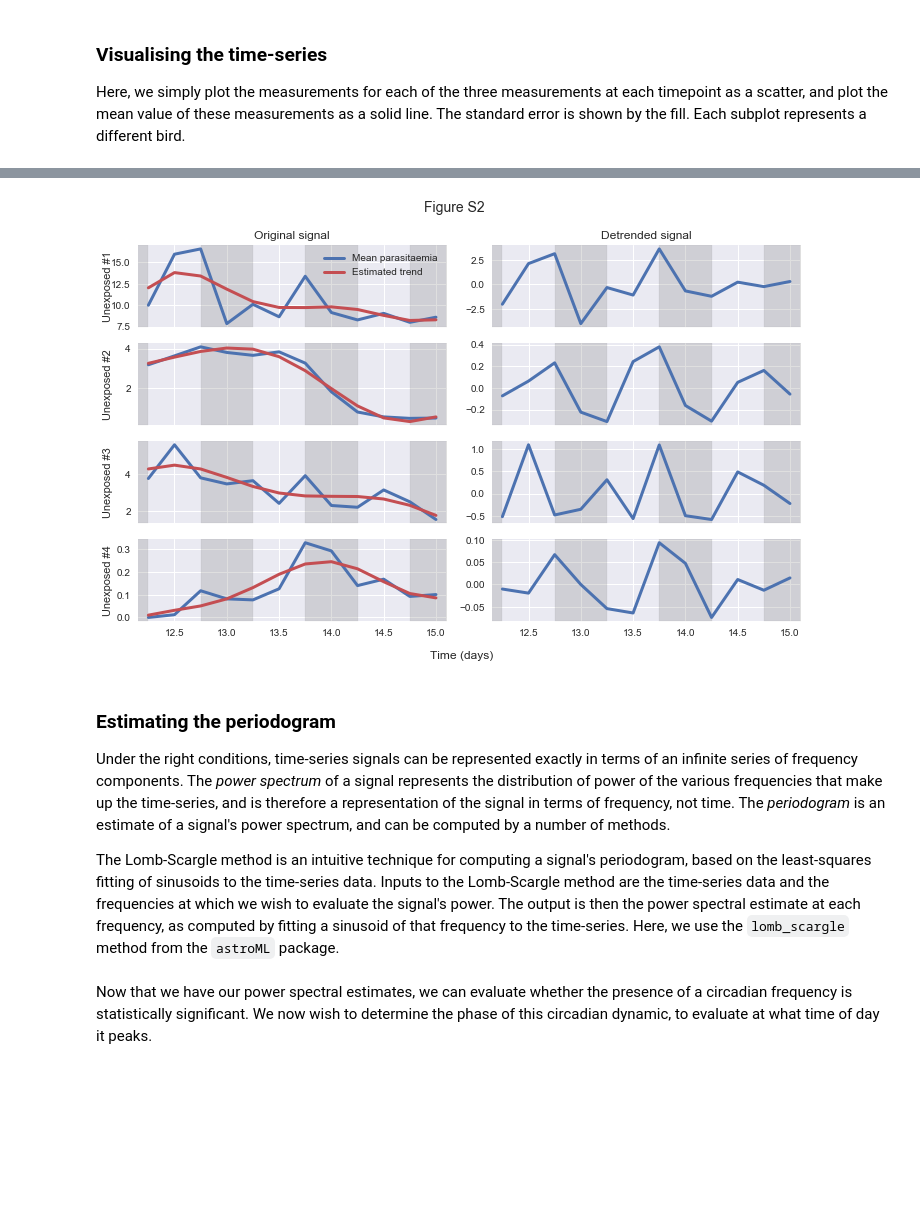
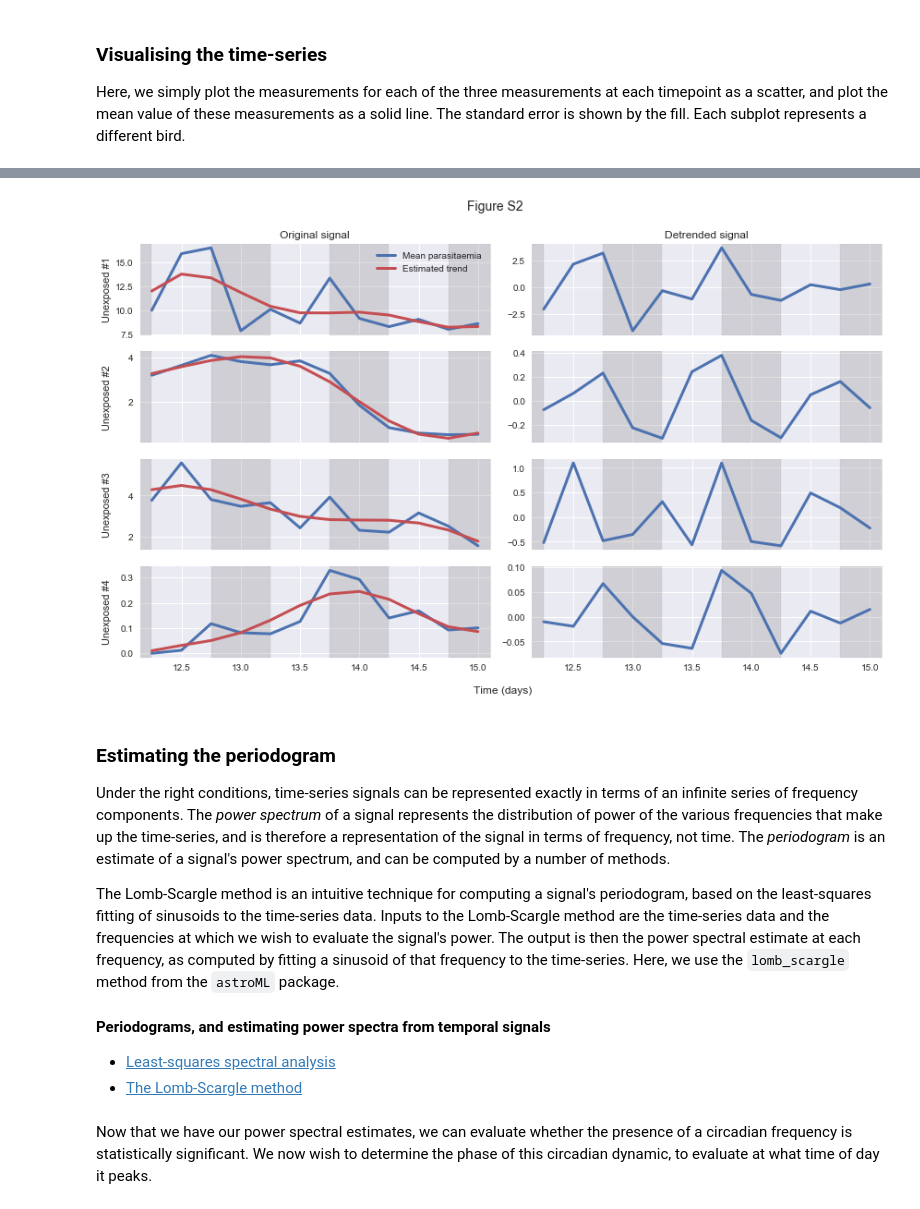
Before and after one commit to QCaudron/timing_malaria_transmission, a Jupyter notebook: timing_malaria_transmission.ipynb, the cells around one changed output, grey strips where cells are left out. Drawn from its saved outputs; the diff is of its cells as text; code cells hidden in the pictures; blank space fills up the shorter version.

```diff
--- a/timing_malaria_transmission.ipynb
+++ b/timing_malaria_transmission.ipynb
@@ -121,7 +130,7 @@ The Gaussian process regression is essentially a smoothed version of the mean pa
 detrended = {}
 
 # Set up the figure
-plt.figure(figsize=(10, 6))
+plt.figure(figsize=(12, 7))
 plt.suptitle("Figure S2", fontsize=14, y=1.04)
 plt.figtext(0.51, -0.02, "Time (days)", fontsize=12, ha="center")
 
@@ -156,40 +165,44 @@ for idx, bird in enumerate(data.index.unique()):
     plt.xlim(data.time.min()-0.1, data.time.max()+0.1)
     plt.gca().get_yaxis().set_label_coords(-0.08,0.5)
 
     if idx == 0:
         plt.title("Original signal")
         plt.legend(["Mean parasitaemia", "Estimated trend"])
     if idx < 3:
         plt.gca().get_xaxis().set_ticklabels([])
 
     # On the right, plot the detrended signals
     plt.subplot(4, 2, 2*idx+2)
     plt.plot(np.unique(data.time), data.loc[bird].mean_P - trend, lw=3)
     ylim = plt.gca().get_ylim()
     plt.fill_between([11.75, 12.25], *ylim, color="grey", alpha=0.25)
     plt.fill_between([12.75, 13.25], *ylim, color="grey", alpha=0.25)
     plt.fill_between([13.75, 14.25], *ylim, color="grey", alpha=0.25)
     plt.fill_between([14.75, 15.25], *ylim, color="grey", alpha=0.25)
     plt.ylim(*ylim)
     plt.xlim(data.time.min()-0.1, data.time.max()+0.1)
     if idx == 0:
         plt.title("Detrended signal")
     if idx < 3:
         plt.gca().get_xaxis().set_ticklabels([])
 
 plt.tight_layout()
 plt.savefig("fig2.pdf", bbox_inches="tight")
 
 # Cast detrended signals to dataframe
 detrended = pd.DataFrame(detrended, index=data.time.unique())
 # %% [output]
-[figure, old version]
+[figure, new version]
 # %% [markdown]
 ### Estimating the periodogram
 
 Under the right conditions, time-series signals can be represented exactly in terms of an infinite series of frequency components. The *power spectrum* of a signal represents the distribution of power of the various frequencies that make up the time-series, and is therefore a representation of the signal in terms of frequency, not time. The *periodogram* is an estimate of a signal's power spectrum, and can be computed by a number of methods.
 
 The Lomb-Scargle method is an intuitive technique for computing a signal's periodogram, based on the least-squares fitting of sinusoids to the time-series data. Inputs to the Lomb-Scargle method are the time-series data and the frequencies at which we wish to evaluate the signal's power. The output is then the power spectral estimate at each frequency, as computed by fitting a sinusoid of that frequency to the time-series. Here, we use the `lomb_scargle` method from the `astroML` package.
+
+#### Periodograms, and estimating power spectra from temporal signals
+- [Least-squares spectral analysis](https://en.wikipedia.org/wiki/Least-squares_spectral_analysis)
+- [The Lomb-Scargle method](https://arxiv.org/abs/1703.09824)
 # %%
 # Define the frequencies we're interested in :
 # from near 0 to 2 per day, with 500 points in between
```
Also changed, not shown: parts of 8 cells of this notebook.
